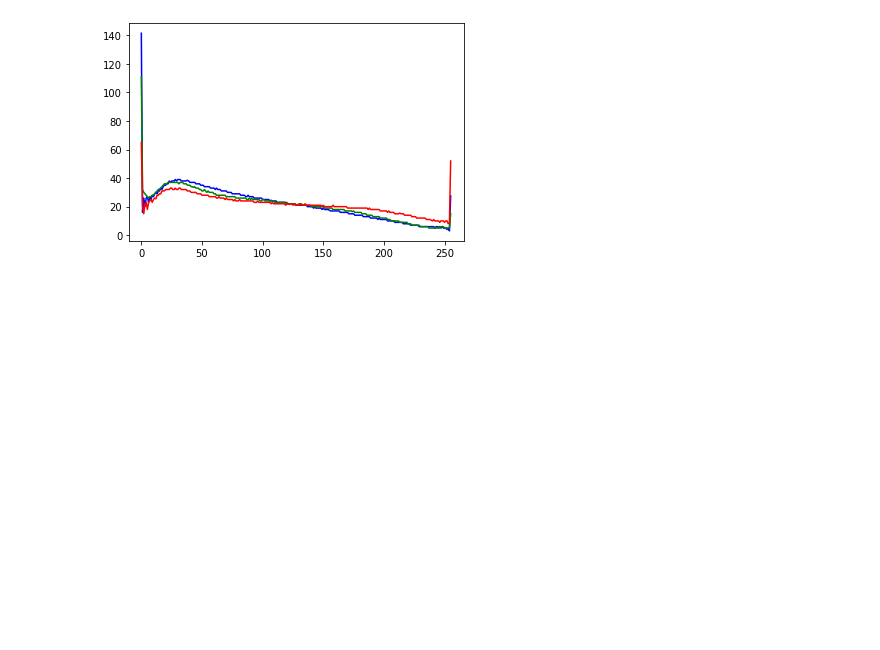
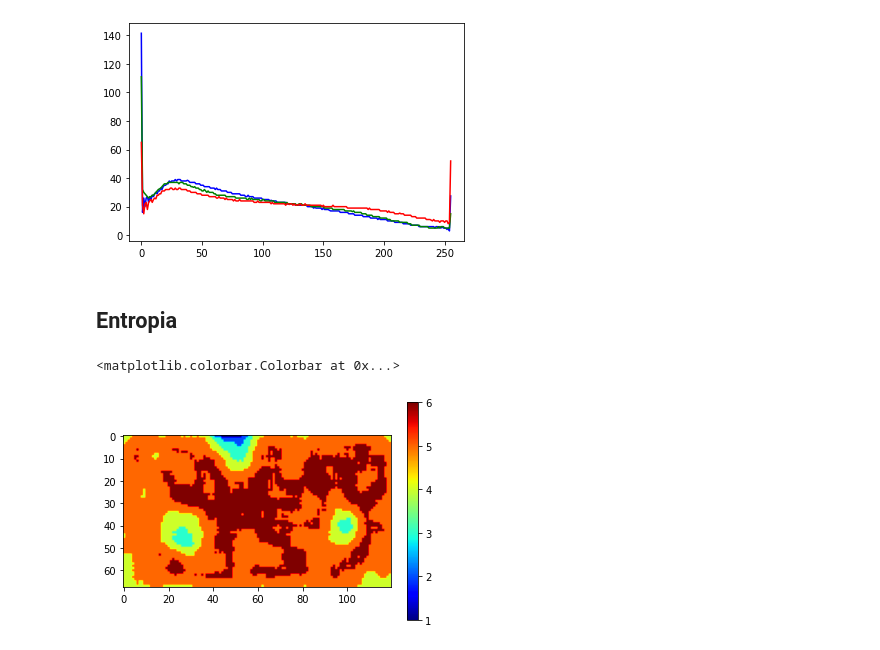
Before and after one commit to DominikKossinski/PED, a Jupyter notebook: PED_2_work_in_progress.ipynb, the cells around one changed output. Cells and saved outputs as stored; diff of their text form; code cells hidden in the pictures; blank space fills up the shorter version.

Commit message:
Added mean color and part of entropy calculation

```diff
--- a/PED_2_work_in_progress.ipynb
+++ b/PED_2_work_in_progress.ipynb
@@ -267,3 +267,36 @@ draw_hist(color_median,True)
 [figure]
 [figure]
 [figure]
+# %% [markdown]
+## Entropia
+# %%
+def entropy(signal):
+        lensig=signal.size
+        symset=list(set(signal))
+        numsym=len(symset)
+        propab=[np.size(signal[signal==i])/(1.0*lensig) for i in symset]
+        ent=np.sum([p*np.log2(1.0/p) for p in propab])
+        return ent
+
+
+def layer_entropy(img,N=5):
+    S=img.shape
+    E=np.array(img)
+    for row in range(S[0]):
+          for col in range(S[1]):
+            Lx=np.max([0,col-N])
+            Ux=np.min([S[1],col+N])
+            Ly=np.max([0,row-N])
+            Uy=np.min([S[0],row+N])
+            region=img[Ly:Uy,Lx:Ux].flatten()
+            E[row,col]=entropy(region)
+    return E
+# %%
+img = cv2.imread('images/default/0_US_-0CMnp02rNY_0.jpg',0)
+img = img[11:-11,:]
+img = layer_entropy(img,5)
+plt.imshow(img, cmap=plt.cm.jet)
+plt.colorbar()
+# %% [output]
+<matplotlib.colorbar.Colorbar at 0x...>
+[figure, added]
```
Also changed, not shown: parts of 6 cells of this notebook.
